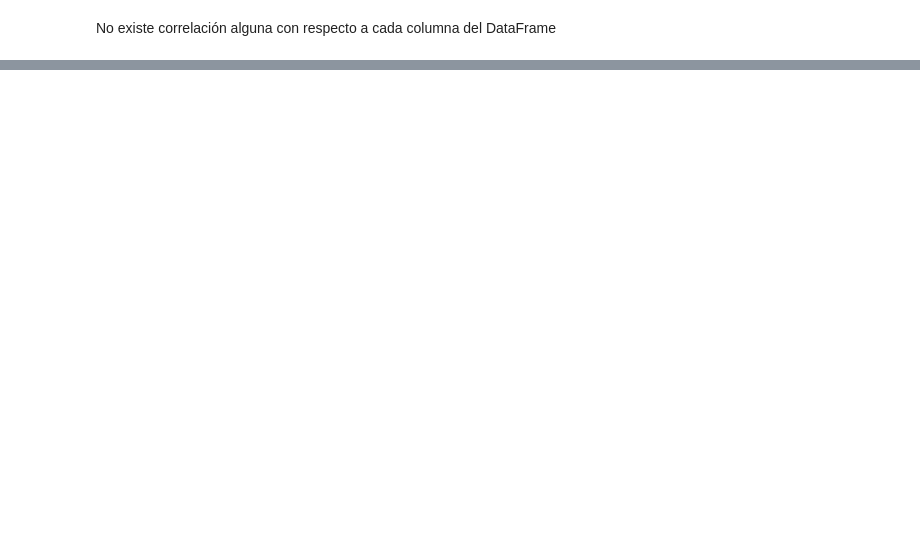
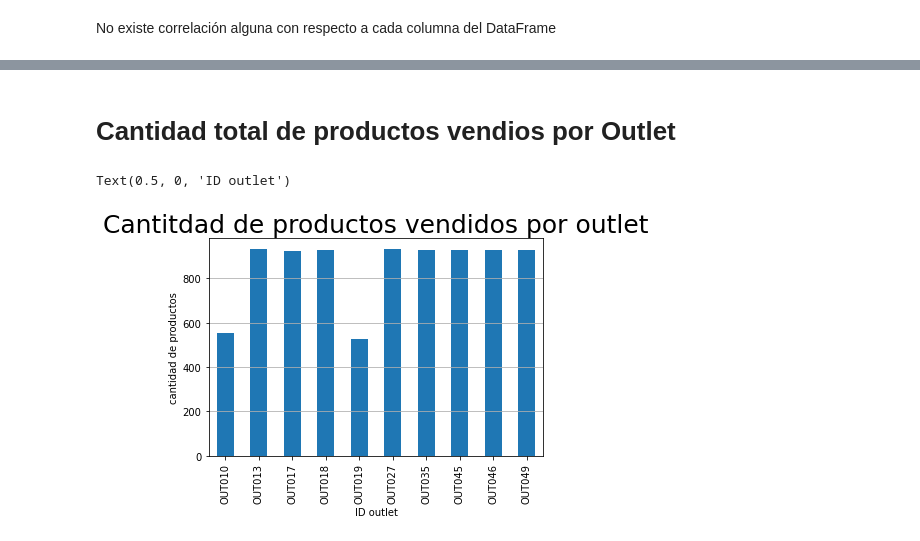
Before and after one commit to juancamilo9/predicciones-ventas, a Jupyter notebook: base.ipynb, the cells around one changed output, grey strips where cells are left out. Cells and saved outputs as stored; diff of their text form; code cells hidden in the pictures; blank space fills up the shorter version.

```diff
--- a/base.ipynb
+++ b/base.ipynb
@@ -383,0 +416,12 @@ No existe correlación alguna con respecto a cada columna del DataFrame
+# %% [markdown]
+# Cantidad total de productos vendios por Outlet
+# %%
+outlet = df.groupby(['Outlet_Identifier'])['Item_Identifier'].count()
+outlet.plot(kind='bar')
+plt.grid(axis = 'y')
+plt.title('Cantitdad de productos vendidos por outlet', fontsize=25)
+plt.ylabel('cantidad de productos')
+plt.xlabel('ID outlet')
+# %% [output]
+Text(0.5, 0, 'ID outlet')
+[figure, added]
```
Also changed, not shown: parts of 5 cells of this notebook.
